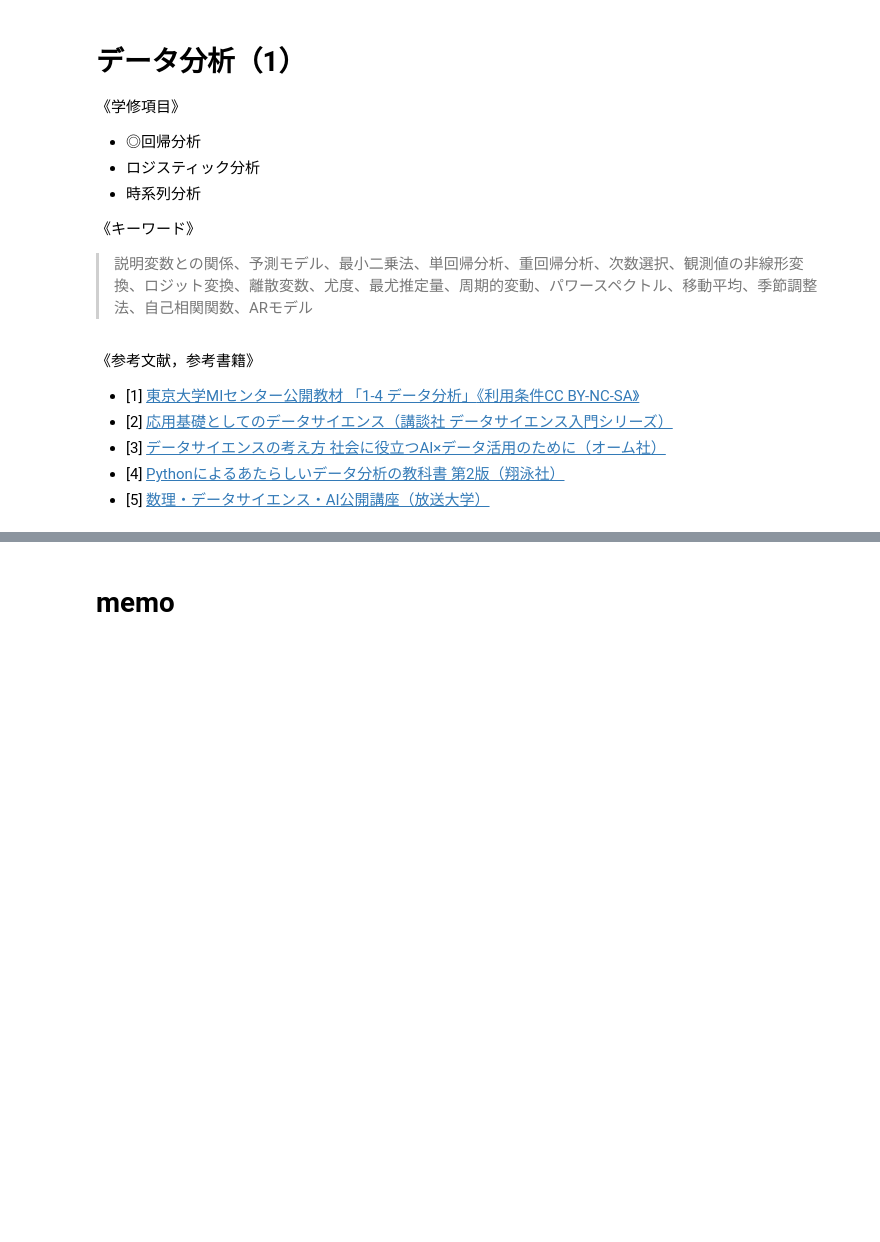
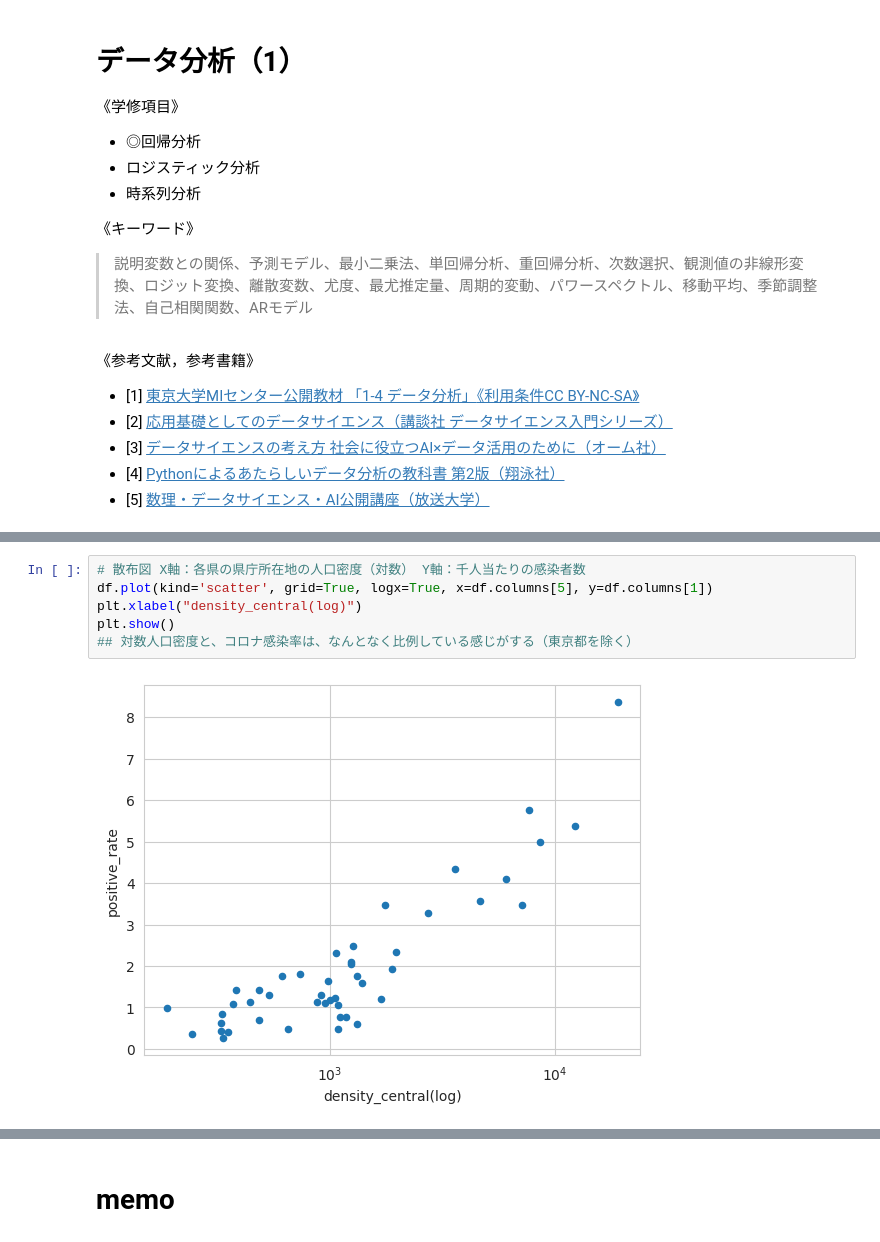
Before and after one commit to MDASH-shinshu/MDASH-T-DS, a Jupyter notebook: 4/4_data_analysis_colab.ipynb, the cells around one changed output, grey strips where cells are left out. Cells and saved outputs as stored; diff of their text form; blank space fills up the shorter version.

```diff
--- a/4/4_data_analysis_colab.ipynb
+++ b/4/4_data_analysis_colab.ipynb
@@ -583,0 +65,8 @@ sns.catplot(x='pclass', y='age', data=df_titanic, kind='swarm', hue='survived')
+# %%
+# 散布図 X軸：各県の県庁所在地の人口密度（対数） Y軸：千人当たりの感染者数
+df.plot(kind='scatter', grid=True, logx=True, x=df.columns[5], y=df.columns[1])
+plt.xlabel("density_central(log)")
+plt.show()
+## 対数人口密度と、コロナ感染率は、なんとなく比例している感じがする（東京都を除く）
+# %% [output]
+[figure, added]
```
Also changed, not shown: parts of 90 cells of this notebook.
